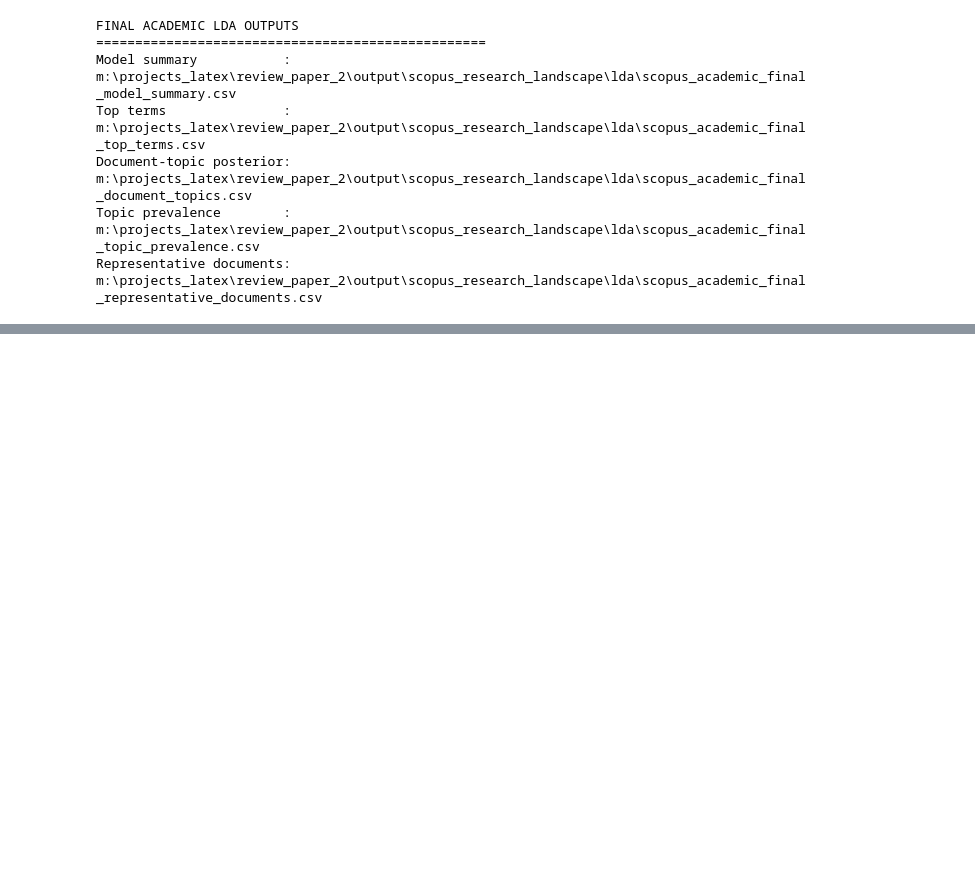
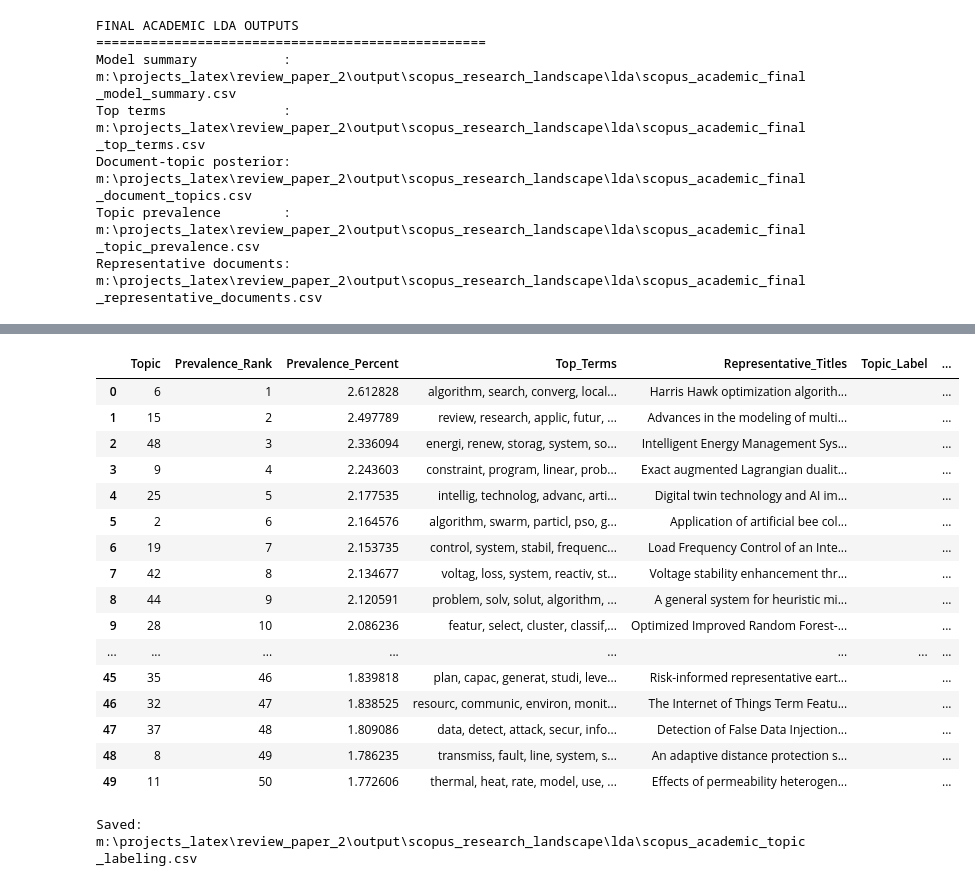
Before and after one commit to mdzalfirdausi/review_paper_2, a Jupyter notebook: notebooks/5.scopus_research_landscape.ipynb, the cells around one changed output, grey strips where cells are left out. Saved outputs shown, nothing was run; the diff lists cells and outputs as text; code cells hidden in the pictures; blank space fills up the shorter version.

```diff
--- a/notebooks/5.scopus_research_landscape.ipynb
+++ b/notebooks/5.scopus_research_landscape.ipynb
@@ -5105,0 +5364,80 @@ Representative documents: m:\projects_latex\review_paper_2\output\scopus_researc
+# %%
+# ---------------------------------------------------------
+# Build topic-labeling worksheet
+# ---------------------------------------------------------
+
+topic_labeling_table = (
+    final_topic_interpretation[
+        [
+            "Topic",
+            "Prevalence_Rank",
+            "Prevalence_Percent",
+            "Top_Terms",
+            "Representative_Titles",
+        ]
+    ]
+    .copy()
+)
+
+
+# Empty columns for substantive coding
+topic_labeling_table[
+    "Topic_Label"
+] = ""
+
+topic_labeling_table[
+    "Macro_Theme"
+] = ""
+
+
+topic_labeling_table = (
+    topic_labeling_table
+    .sort_values(
+        "Prevalence_Rank"
+    )
+    .reset_index(
+        drop=True
+    )
+)
+
+
+display(
+    topic_labeling_table
+)
+# %% [output]
+|  | Topic | Prevalence_Rank | Prevalence_Percent | Top_Terms | Representative_Titles | Topic_Label | ... |
+| 0 | 6 | 1 | 2.612828 | algorithm, search, converg, local... | Harris Hawk optimization algorith... |  | ... |
+| 1 | 15 | 2 | 2.497789 | review, research, applic, futur, ... | Advances in the modeling of multi... |  | ... |
+| 2 | 48 | 3 | 2.336094 | energi, renew, storag, system, so... | Intelligent Energy Management Sys... |  | ... |
+| 3 | 9 | 4 | 2.243603 | constraint, program, linear, prob... | Exact augmented Lagrangian dualit... |  | ... |
+| 4 | 25 | 5 | 2.177535 | intellig, technolog, advanc, arti... | Digital twin technology and AI im... |  | ... |
+| 5 | 2 | 6 | 2.164576 | algorithm, swarm, particl, pso, g... | Application of artificial bee col... |  | ... |
+| 6 | 19 | 7 | 2.153735 | control, system, stabil, frequenc... | Load Frequency Control of an Inte... |  | ... |
+| 7 | 42 | 8 | 2.134677 | voltag, loss, system, reactiv, st... | Voltage stability enhancement thr... |  | ... |
+| 8 | 44 | 9 | 2.120591 | problem, solv, solut, algorithm, ... | A general system for heuristic mi... |  | ... |
+| 9 | 28 | 10 | 2.086236 | featur, select, cluster, classif,... | Optimized Improved Random Forest-... |  | ... |
+| ... | ... | ... | ... | ... | ... | ... | ... |
+| 45 | 35 | 46 | 1.839818 | plan, capac, generat, studi, leve... | Risk-informed representative eart... |  | ... |
+| 46 | 32 | 47 | 1.838525 | resourc, communic, environ, monit... | The Internet of Things Term Featu... |  | ... |
+| 47 | 37 | 48 | 1.809086 | data, detect, attack, secur, info... | Detection of False Data Injection... |  | ... |
+| 48 | 8 | 49 | 1.786235 | transmiss, fault, line, system, s... | An adaptive distance protection s... |  | ... |
+| 49 | 11 | 50 | 1.772606 | thermal, heat, rate, model, use, ... | Effects of permeability heterogen... |  | ... |
+# %%
+topic_labeling_file = (
+    ACADEMIC_LDA_DIR
+    / "scopus_academic_topic_labeling.csv"
+)
+
+
+topic_labeling_table.to_csv(
+    topic_labeling_file,
+    index=False,
+)
+
+
+print(
+    "Saved:",
+    topic_labeling_file
+)
+# %% [output]
+Saved: m:\projects_latex\review_paper_2\output\scopus_research_landscape\lda\scopus_academic_topic_labeling.csv
```
Also changed, not shown: parts of 14 cells of this notebook.
